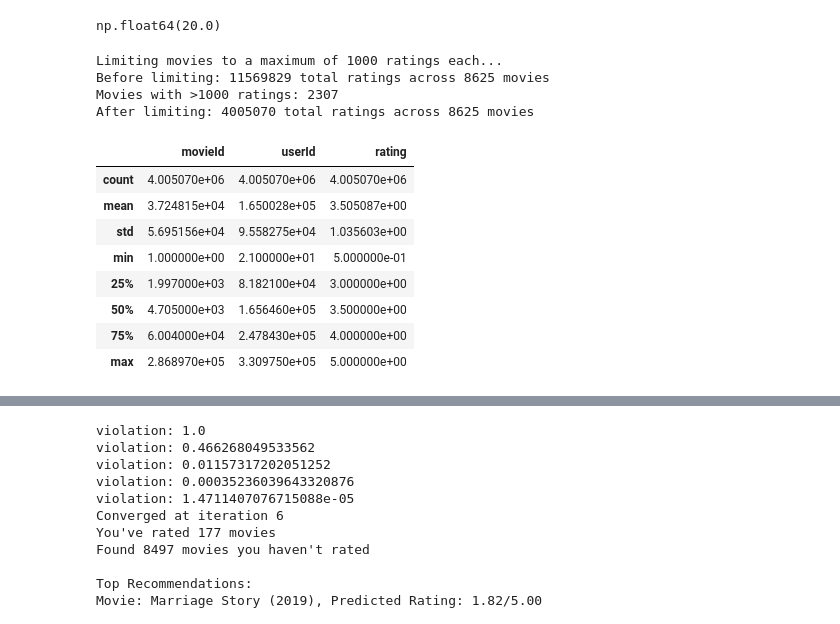
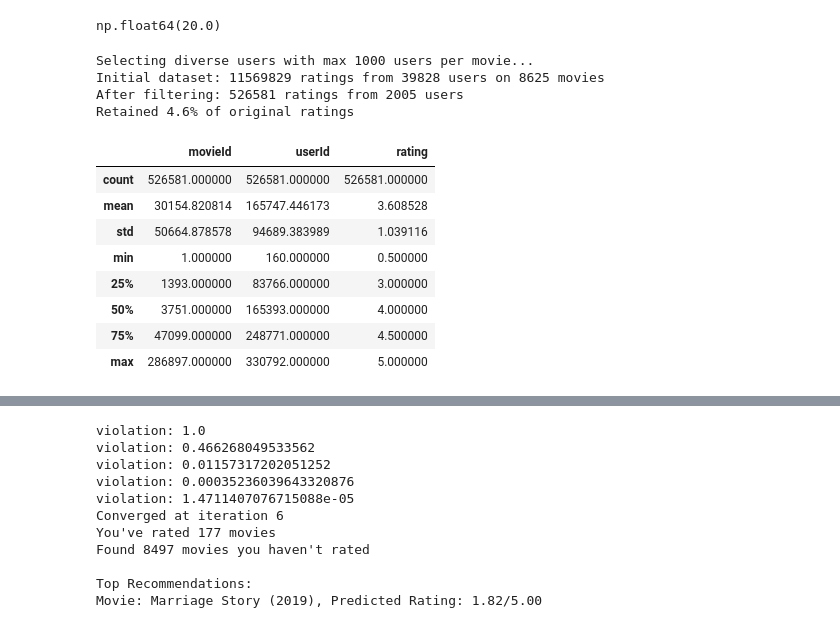
Before and after one commit to Ludwilton/ML-Movie-recommendation, a Jupyter notebook: cosinuslikenesstest.ipynb, the cells around one changed output, grey strips where cells are left out. Drawn from its saved outputs; the diff is of its cells as text; code cells hidden in the pictures.

Commit message:
thurs-fri work, still doing initial model tests

```diff
--- a/cosinuslikenesstest.ipynb
+++ b/cosinuslikenesstest.ipynb
@@ -109,38 +198,39 @@ def limit_ratings_per_movie(ratings_df, max_ratings_per_movie=1000, random_seed=
 # %%
 
 min_ratings_threshold = 50
 popular_movies = movie_rating_counts[movie_rating_counts >= min_ratings_threshold].index
 
 
 filtered_movies_with_ratings = filtered_movies_with_ratings[
     filtered_movies_with_ratings['movieId'].isin(popular_movies)
 ]
 filtered_movies_with_ratings.describe()
 
-filtered_movies_with_ratings = limit_ratings_per_movie(
+filtered_movies_with_ratings = select_diverse_users(
     filtered_movies_with_ratings,
-    max_ratings_per_movie=1000
+    max_users_per_movie=1000,
+    similarity_threshold=0.3,
 )
 
 # pca för att hitta så olika användare som möjligt?, detta bör också minska "generalisingen" som händer
 
 # endast fit_transform på träningsdatan
 # endast transform på test data
 filtered_movies_with_ratings.describe()
 # %% [output]
-Limiting movies to a maximum of 1000 ratings each...
-Before limiting: 11569829 total ratings across 8625 movies
-Movies with >1000 ratings: 2307
-After limiting: 4005070 total ratings across 8625 movies
+Selecting diverse users with max 1000 users per movie...
+Initial dataset: 11569829 ratings from 39828 users on 8625 movies
+After filtering: 526581 ratings from 2005 users
+Retained 4.6% of original ratings
 |  | movieId | userId | rating |
-| count | 4.005070e+06 | 4.005070e+06 | 4.005070e+06 |
-| mean | 3.724815e+04 | 1.650028e+05 | 3.505087e+00 |
-| std | 5.695156e+04 | 9.558275e+04 | 1.035603e+00 |
-| min | 1.000000e+00 | 2.100000e+01 | 5.000000e-01 |
-| 25% | 1.997000e+03 | 8.182100e+04 | 3.000000e+00 |
-| 50% | 4.705000e+03 | 1.656460e+05 | 3.500000e+00 |
-| 75% | 6.004000e+04 | 2.478430e+05 | 4.000000e+00 |
-| max | 2.868970e+05 | 3.309750e+05 | 5.000000e+00 |
+| count | 526581.000000 | 526581.000000 | 526581.000000 |
+| mean | 30154.820814 | 165747.446173 | 3.608528 |
+| std | 50664.878578 | 94689.383989 | 1.039116 |
+| min | 1.000000 | 160.000000 | 0.500000 |
+| 25% | 1393.000000 | 83766.000000 | 3.000000 |
+| 50% | 3751.000000 | 165393.000000 | 4.000000 |
+| 75% | 47099.000000 | 248771.000000 | 4.500000 |
+| max | 286897.000000 | 330792.000000 | 5.000000 |
 # %%
 
 user_movie_matrix = filtered_movies_with_ratings.pivot(index='userId', columns='movieId', values='rating')
```
Also changed, not shown: parts of 6 cells of this notebook, 33 other files.
